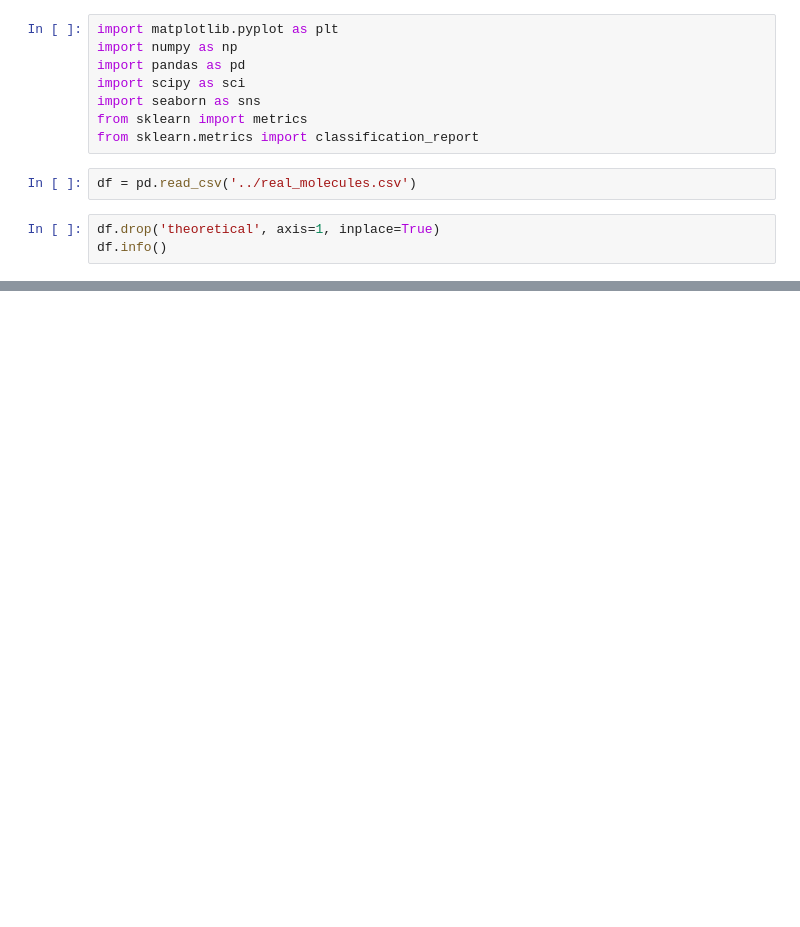
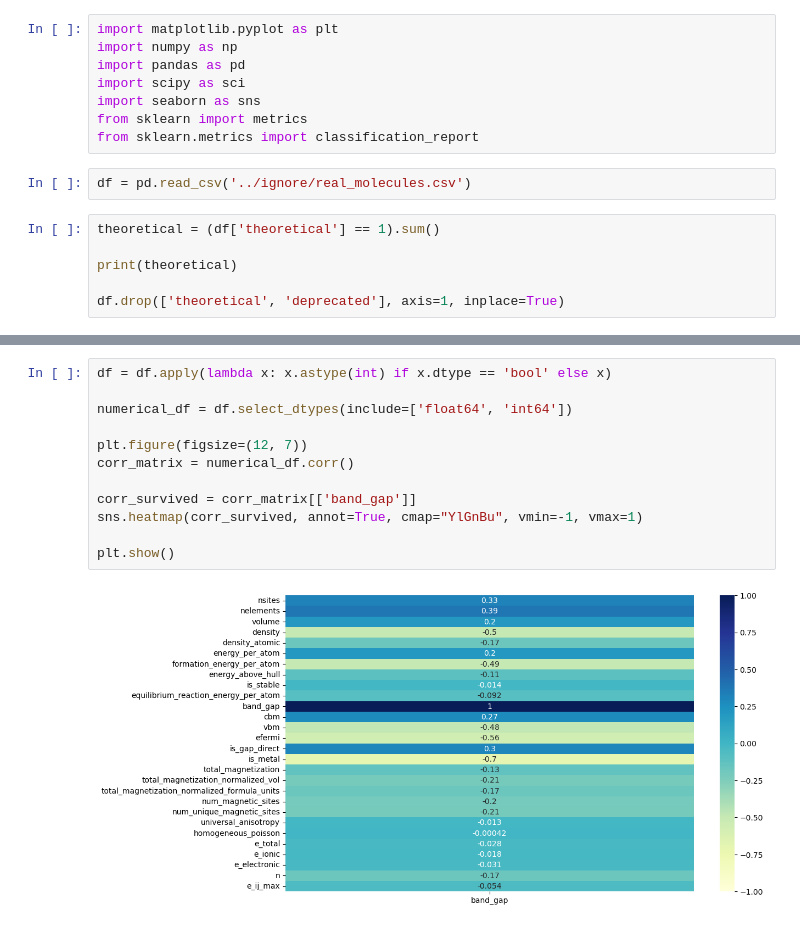
Before and after one commit to C-Wirth/COS-472-Project-Team-Rinder-, a Jupyter notebook: ipynb_files/5_investigate_band_gap.ipynb, the cells around one changed output, grey strips where cells are left out. Drawn from its saved outputs; the diff is of its cells as text; blank space fills up the shorter version.

```diff
--- a/ipynb_files/5_investigate_band_gap.ipynb
+++ b/ipynb_files/5_investigate_band_gap.ipynb
@@ -7,8 +7,11 @@ import seaborn as sns
 from sklearn import metrics
 from sklearn.metrics import classification_report
 # %%
-df = pd.read_csv('../real_molecules.csv')
+df = pd.read_csv('../ignore/real_molecules.csv')
 # %%
-df.drop('theoretical', axis=1, inplace=True)
-df.info()
+theoretical = (df['theoretical'] == 1).sum()
+
+print(theoretical)
+
+df.drop(['theoretical', 'deprecated'], axis=1, inplace=True)
 # %% [output]
@@ -52,0 +77,14 @@ print(count_equal_10)
+# %%
+df = df.apply(lambda x: x.astype(int) if x.dtype == 'bool' else x)
+
+numerical_df = df.select_dtypes(include=['float64', 'int64'])
+
+plt.figure(figsize=(12, 7))
+corr_matrix = numerical_df.corr()
+
+corr_survived = corr_matrix[['band_gap']]
+sns.heatmap(corr_survived, annot=True, cmap="YlGnBu", vmin=-1, vmax=1)
+
+plt.show()
+# %% [output]
+[figure, added]
```
Also changed, not shown: parts of 11 cells of this notebook, 2 other files.
